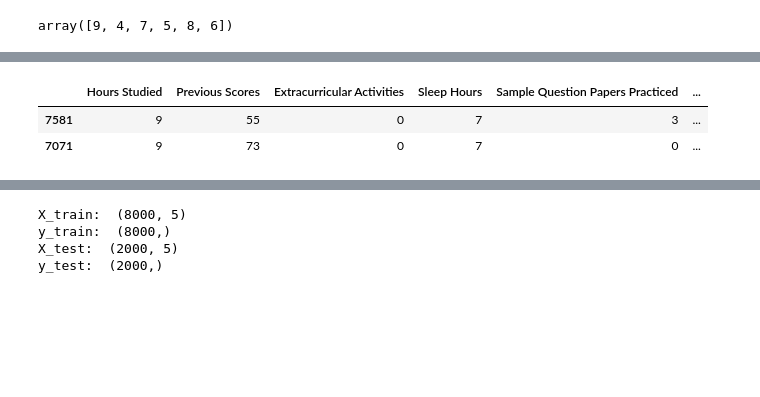
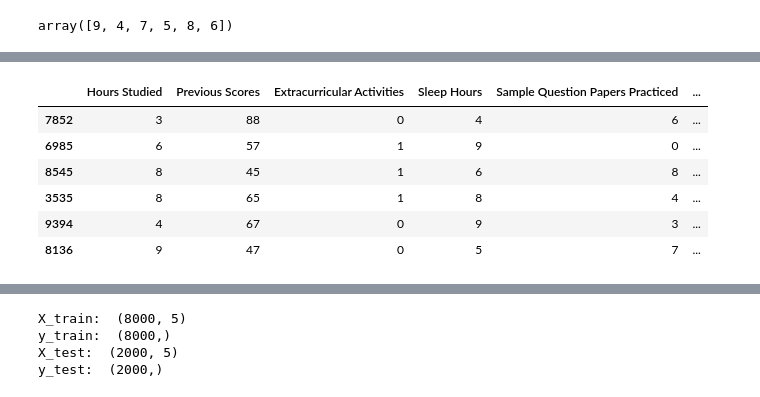
Before and after one commit to pydatakla/Maths, a Jupyter notebook: Notebooks/LinearRegression.ipynb, the cells around one changed output, grey strips where cells are left out. Cells and saved outputs as stored; diff of their text form; code cells hidden in the pictures; blank space fills up the shorter version.

```diff
--- a/Notebooks/LinearRegression.ipynb
+++ b/Notebooks/LinearRegression.ipynb
@@ -1709,11 +1970,15 @@ data['Extracurricular Activities'] = encoder.fit_transform(
     data['Extracurricular Activities'])
 # %%
 # See sample of data
-data.sample(2)
+data.sample(6)
 # %% [output]
 |  | Hours Studied | Previous Scores | Extracurricular Activities | Sleep Hours | Sample Question Papers Practiced | ... |
-| 7581 | 9 | 55 | 0 | 7 | 3 | ... |
-| 7071 | 9 | 73 | 0 | 7 | 0 | ... |
+| 7852 | 3 | 88 | 0 | 4 | 6 | ... |
+| 6985 | 6 | 57 | 1 | 9 | 0 | ... |
+| 8545 | 8 | 45 | 1 | 6 | 8 | ... |
+| 3535 | 8 | 65 | 1 | 8 | 4 | ... |
+| 9394 | 4 | 67 | 0 | 9 | 3 | ... |
+| 8136 | 9 | 47 | 0 | 5 | 7 | ... |
 # %%
 train = data.drop(columns='Performance Index')
 target = data['Performance Index']
```
Also changed, not shown: parts of 94 cells of this notebook.
